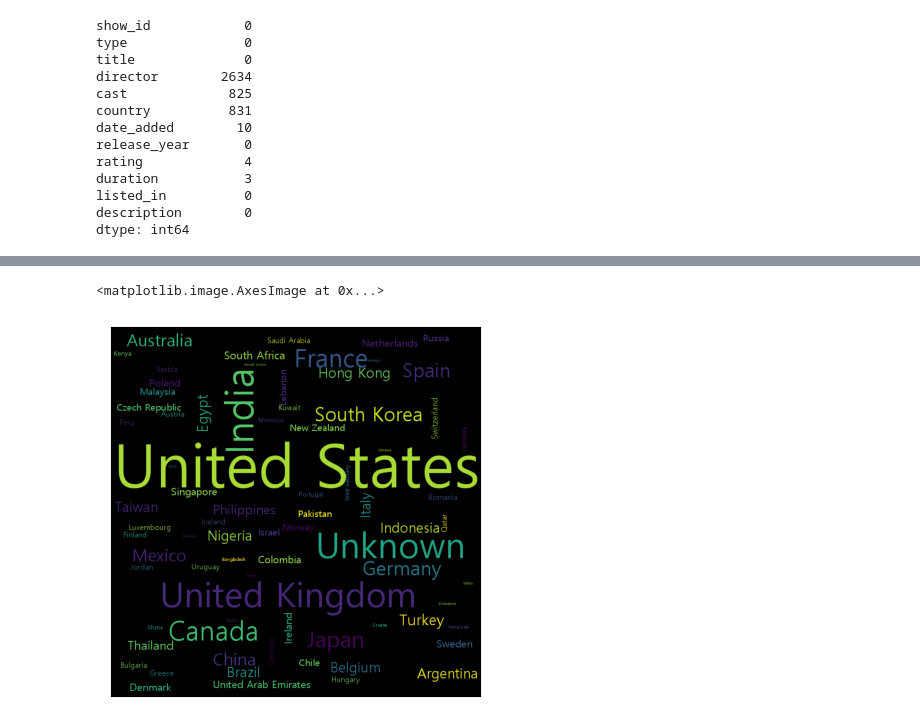
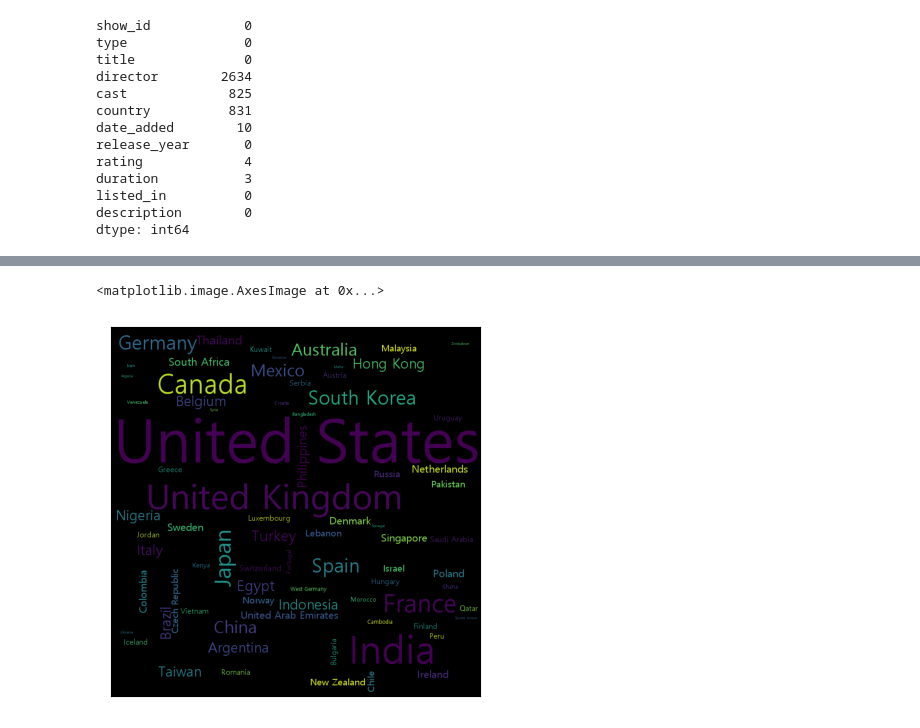
Before and after one commit to sarcomaXD/wellknown, a Jupyter notebook: netfilx/netfilx_jk.ipynb, the cells around one changed output, grey strips where cells are left out. Saved outputs shown, nothing was run; the diff lists cells and outputs as text; code cells hidden in the pictures.

```diff
--- a/netfilx/netfilx_jk.ipynb
+++ b/netfilx/netfilx_jk.ipynb
@@ -41,7 +41,7 @@ listed_in          0
 description        0
 dtype: int64
 # %%
-netflix[['director','cast','country']]=netflix[['director','cast','country']].fillna('-',axis=0)
+netflix[['director','cast','country']]=netflix[['director','cast','country']].fillna('Unknown',axis=0)
 # %%
 netflix=netflix.dropna(axis=0)
 # %%
@@ -107,17 +106,16 @@ plt.imshow(gen_1)
 # %%
-net_country = list(netflix['country'].replace('-','Unknown'))
+net_country = list(netflix[netflix['country'] != 'Unknown']['country'])
 result = ', '.join(s for s in net_country)
 country = result.split(sep=', ')
-country
 
 country_c = Counter(country)
 
 wc = WordCloud(font_path='malgun', width=400, height=400, scale=2.0, max_font_size=250)
 gen_2 = wc.generate_from_frequencies(country_c)
 plt.figure()
 plt.xticks([])
 plt.yticks([])
 plt.imshow(gen_2)
 # %% [output]
 <matplotlib.image.AxesImage at 0x...>
-[figure, old version]
+[figure, new version]
```
Also changed, not shown: parts of 22 cells of this notebook.
